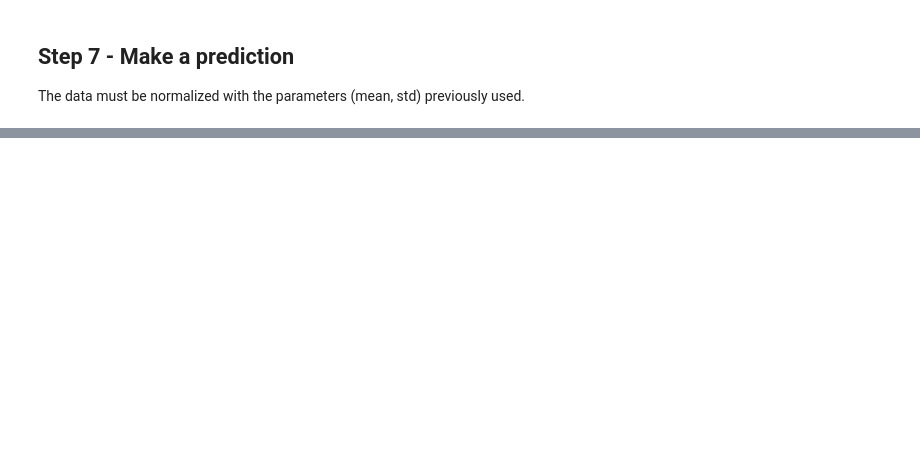
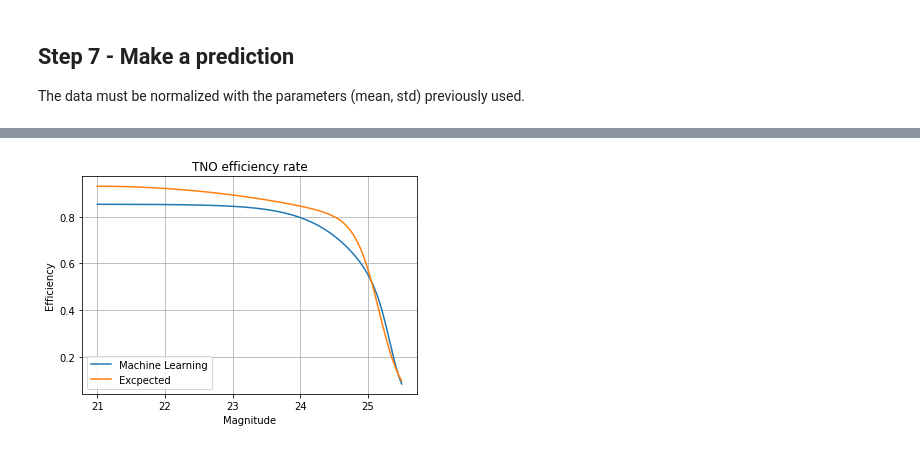
Before and after one commit to Leirof/M1-TNO_Detection_Efficiency, a Jupyter notebook: train_ai.ipynb, the cells around one changed output, grey strips where cells are left out. Saved outputs shown, nothing was run; the diff lists cells and outputs as text; code cells hidden in the pictures; blank space fills up the shorter version.

```diff
--- a/train_ai.ipynb
+++ b/train_ai.ipynb
@@ -41,0 +42,3 @@ data =
+# %%
+data_io.loadAll()
+data = data_io.get_ai_ready(subsets_per_block=100)
@@ -107,7 +135,7 @@ About informations about :
 ## Step 5 - Train the model
 ### 5.1 - Get it
 # %%
-model=get_model_v1( (13,) )
+model=get_model_v1( (len(x_train[0]),) )
 
 model.summary()
 
@@ -167,0 +221,27 @@ pwk.end()
+# %%
+new_data = Block.all["2015BD"].to_ai_ready()[:-4]
+
+new_data = (new_data - mean) / std
+
+new_data=np.array(new_data).reshape(1,len(new_data))
+# %%
+
+predictions = model.predict( new_data )
+print(predictions)
+
+def ft(m,a,b,c,d):
+    return a/4 * (1-np.tanh((m-b)/c)) * (1-np.tanh((m-b)/d))
+
+def fs(m,a,b,c,d):
+    return (a-b*(m-21)**2) / (1+np.exp((m-c)/d))
+
+m = np.linspace(21,25.5,1000)
+plt.plot(m,ft(m,*predictions[0]), label="Machine Learning")
+plt.plot(m,fs(m,0.930487275,9.34686325E-03,25.1766472,0.171281680), label="Excpected")
+plt.grid()
+plt.legend()
+plt.title("TNO efficiency rate")
+plt.xlabel("Magnitude")
+plt.ylabel("Efficiency")
+plt.show()
+# %% [output]
@@ -167,0 +250 @@ pwk.end()
+[figure, added]
```
Also changed, not shown: parts of 17 cells of this notebook, 31 other files.
